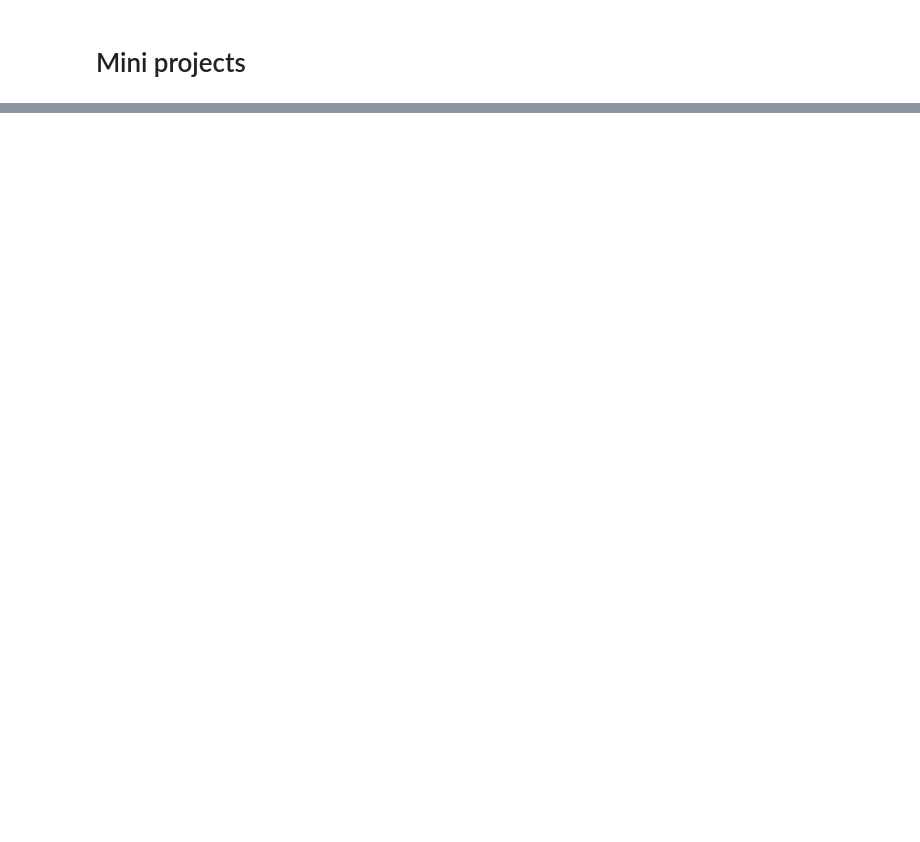
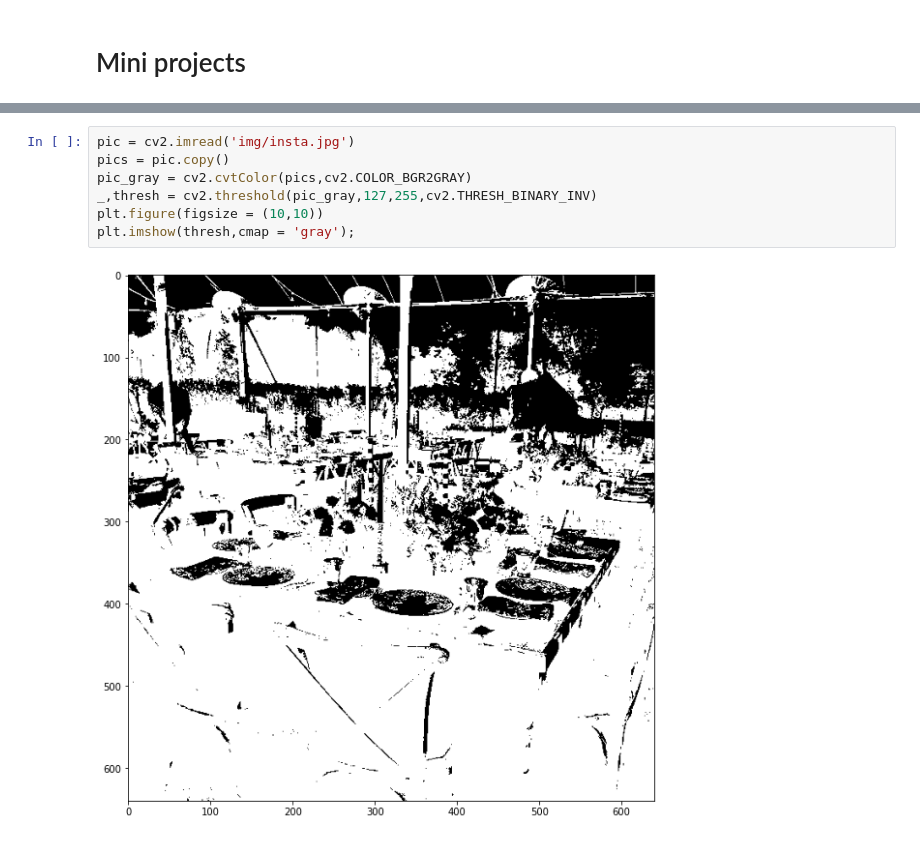
Before and after one commit to smr-dalli/ai-strive-exercises, a Jupyter notebook: M6/d3/Mini Projects.ipynb, the cells around one changed output, grey strips where cells are left out. Drawn from its saved outputs; the diff is of its cells as text; blank space fills up the shorter version.

```diff
--- a/M6/d3/Mini Projects.ipynb
+++ b/M6/d3/Mini Projects.ipynb
@@ -111,0 +36,9 @@ Picture was taken during the day
+# %%
+pic = cv2.imread('img/insta.jpg')
+pics = pic.copy()
+pic_gray = cv2.cvtColor(pics,cv2.COLOR_BGR2GRAY)
+_,thresh = cv2.threshold(pic_gray,127,255,cv2.THRESH_BINARY_INV)
+plt.figure(figsize = (10,10))
+plt.imshow(thresh,cmap = 'gray');
+# %% [output]
+[figure, added]
```
Also changed, not shown: parts of 42 cells of this notebook.
